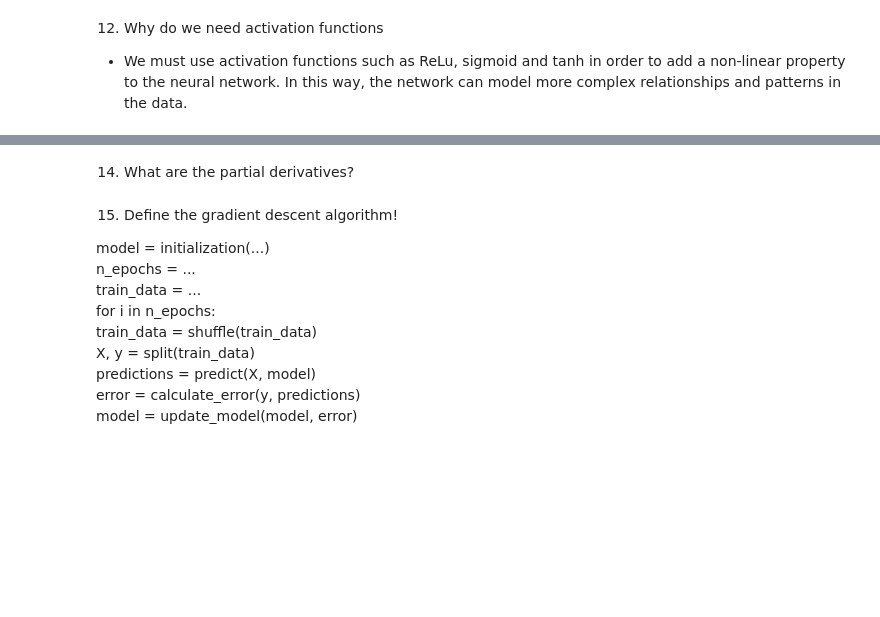
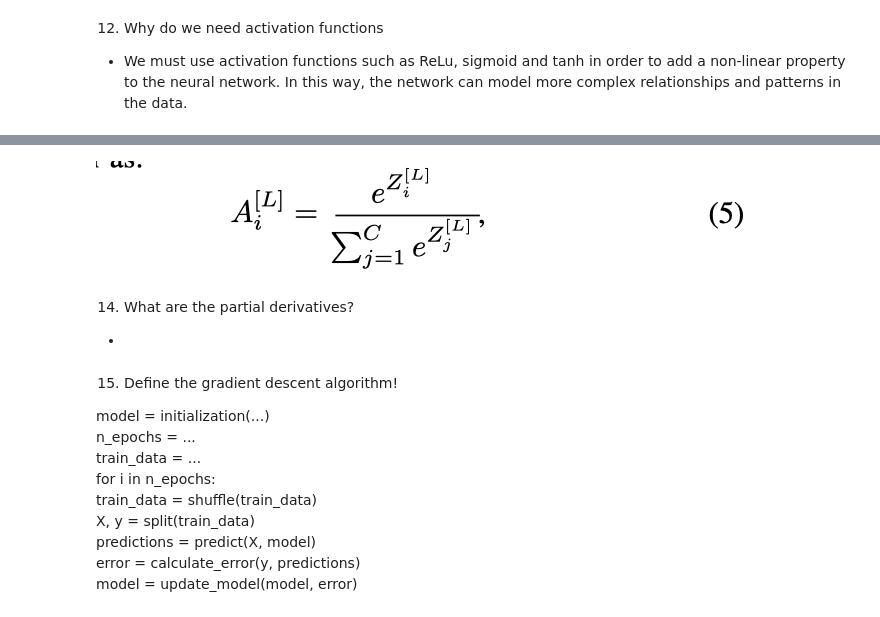
Before and after one commit to MaxKumundzhiev/Practices-for-Engineers, a Jupyter notebook: MachineLearningQuestions.ipynb, the cells around one changed output, grey strips where cells are left out. Drawn from its saved outputs; the diff is of its cells as text; code cells hidden in the pictures; blank space fills up the shorter version.

```diff
--- a/MachineLearningQuestions.ipynb
+++ b/MachineLearningQuestions.ipynb
@@ -152,5 +176,10 @@ The Gradient can be calculated:
+# %%
+Image('/Users/macbook/Desktop/10.png')
+# %% [output]
+[figure, added]
 # %% [markdown]
 14) What are the partial derivatives?
+ -
 # %% [markdown]
 15) Define the gradient descent algorithm!
 
```
Also changed, not shown: parts of 20 cells of this notebook, 2 other files.
